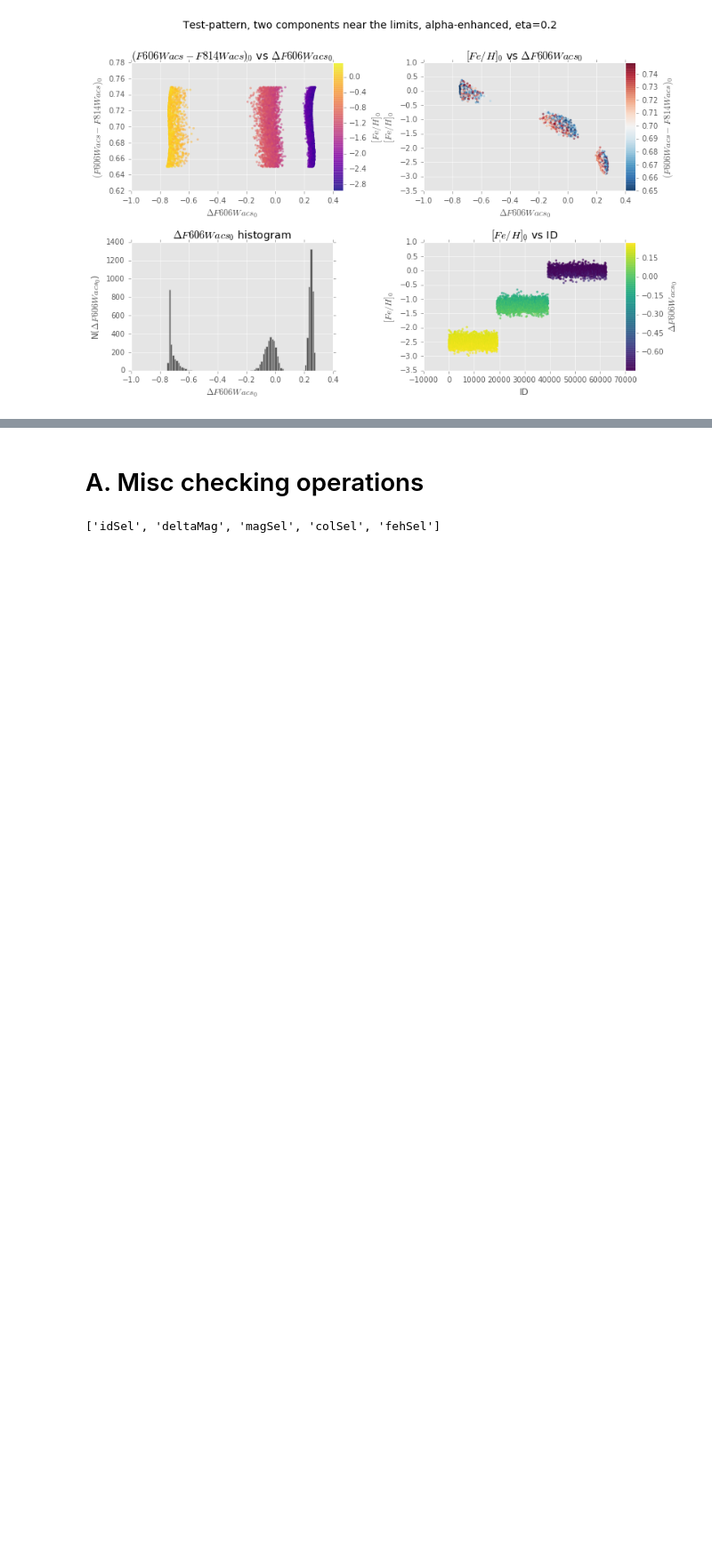
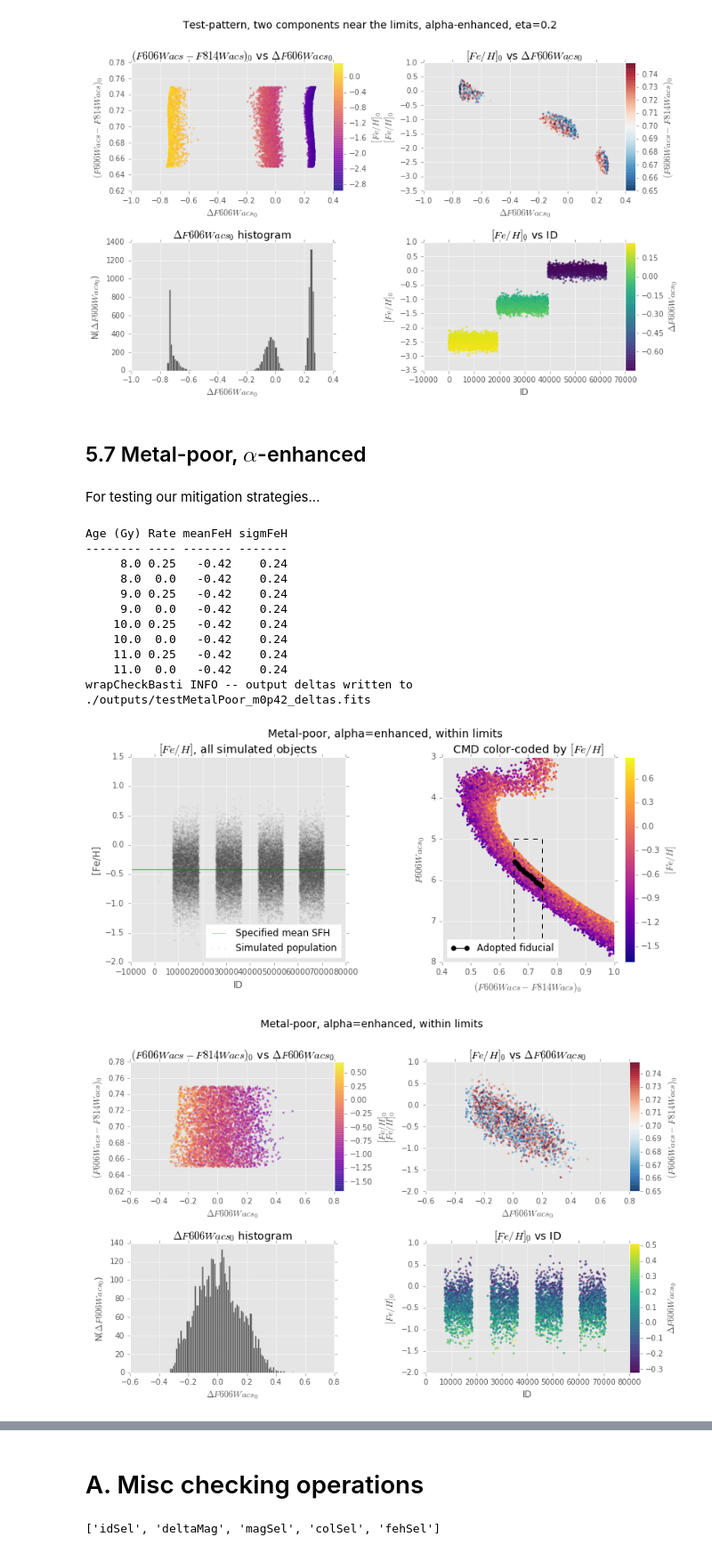
Before and after one commit to willclarkson/bastiTest, a Jupyter notebook: notebooks/2017-09-08_quicklookBaSTi_truncation.ipynb, the cells around one changed output, grey strips where cells are left out. Shown at 89% size. Drawn from its saved outputs; the diff is of its cells as text; code cells hidden in the pictures; blank space fills up the shorter version.

```diff
--- a/notebooks/2017-09-08_quicklookBaSTi_truncation.ipynb
+++ b/notebooks/2017-09-08_quicklookBaSTi_truncation.ipynb
@@ -355,7 +377,9 @@ def wrapCheckBasti(stemPop = 'metRich_fewBinaries_ss_eta0p4_', \
                     colMagBlu='F606Wacs', colMagRed='F814Wacs', \
                    figStem='TEST', sTitle='', \
                   stripes=False, bothFigs=True, nBins=50, \
-                  pathOut='', formatOut='fits', cmFeh='plasma'):
+                  pathOut='', formatOut='fits', cmFeh='plasma', \
+                  histAsFlux=False, \
+                   doFigures=True):
 
     """Wrapper for the delta-mag check"""
 
@@ -453,6 +477,9 @@ def wrapCheckBasti(stemPop = 'metRich_fewBinaries_ss_eta0p4_', \
     if stripes:
         yStripes = np.array([np.min(tSfh['meanFeH']), np.max(tSfh['meanFeH'] )])
 
+    if not doFigures:
+        return
+
     showSelectedData(tPop, bShow, xLo, xHi, yLo, yHi, vXmed, vYmed, parsMed, \
                     colMagBlu=colMagBlu, colMagRed=colMagRed, colMagMag=colMagMag, \
                     figNam=figNamSelect, sTitle=sTitle, fehRange=yStripes, \
@@ -460,7 +487,7 @@ def wrapCheckBasti(stemPop = 'metRich_fewBinaries_ss_eta0p4_', \
 
     if bothFigs:
         showDeltas(difSel, fehSel, colSel, idSel, figNam=figNamDeltas, sTitle=sTitle, \
-                   nBins=nBins, cmapVsCol=cmFeh)
+                   nBins=nBins, cmapVsCol=cmFeh, histAsFlux=histAsFlux)
 # %% [markdown]
 # 4.  Set some common parameters for the analyses #
 # %%
@@ -658,3 +686,32 @@ Age (Gy) Rate meanFeH sigmFeH
 wrapCheckBasti INFO -- output deltas written to ./outputs/test3Comp_deltas.fits
 [figure]
 [figure]
+# %% [markdown]
+## 5.7 Metal-poor, $\alpha$-enhanced ##
+# %% [markdown]
+For testing our mitigation strategies...
+# %%
+stemPopMP = 'FeH_m0p42_al/Synth_Pop__Sep_2_02.53.54_CEST_2017_'
+sNameMP='testMetalPoor_m0p42'
+sTitlMP='Metal-poor, alpha=enhanced, within limits'
+
+sStemMP='%s/%s' % (dirPlots, sNameMP)
+sDeltMP='%s/%s_deltas.fits' % (dirOuts, sNameMP)
+# %%
+wrapCheckBasti(stemPopMP, degFit, nMed, nMin, xLo, xHi, yLo, yHi, \
+               figStem=sStemMP, sTitle=sTitlMP, nBins=nBins, \
+               bothFigs=True, pathOut=sDeltMP, stripes=False)
+# %% [output]
+Age (Gy) Rate meanFeH sigmFeH
+-------- ---- ------- -------
+     8.0 0.25   -0.42    0.24
+     8.0  0.0   -0.42    0.24
+     9.0 0.25   -0.42    0.24
+     9.0  0.0   -0.42    0.24
+    10.0 0.25   -0.42    0.24
+    10.0  0.0   -0.42    0.24
+    11.0 0.25   -0.42    0.24
+    11.0  0.0   -0.42    0.24
+wrapCheckBasti INFO -- output deltas written to ./outputs/testMetalPoor_m0p42_deltas.fits
+[figure, added]
+[figure, added]
```
Also changed, not shown: parts of 5 cells of this notebook, 18 other files.
